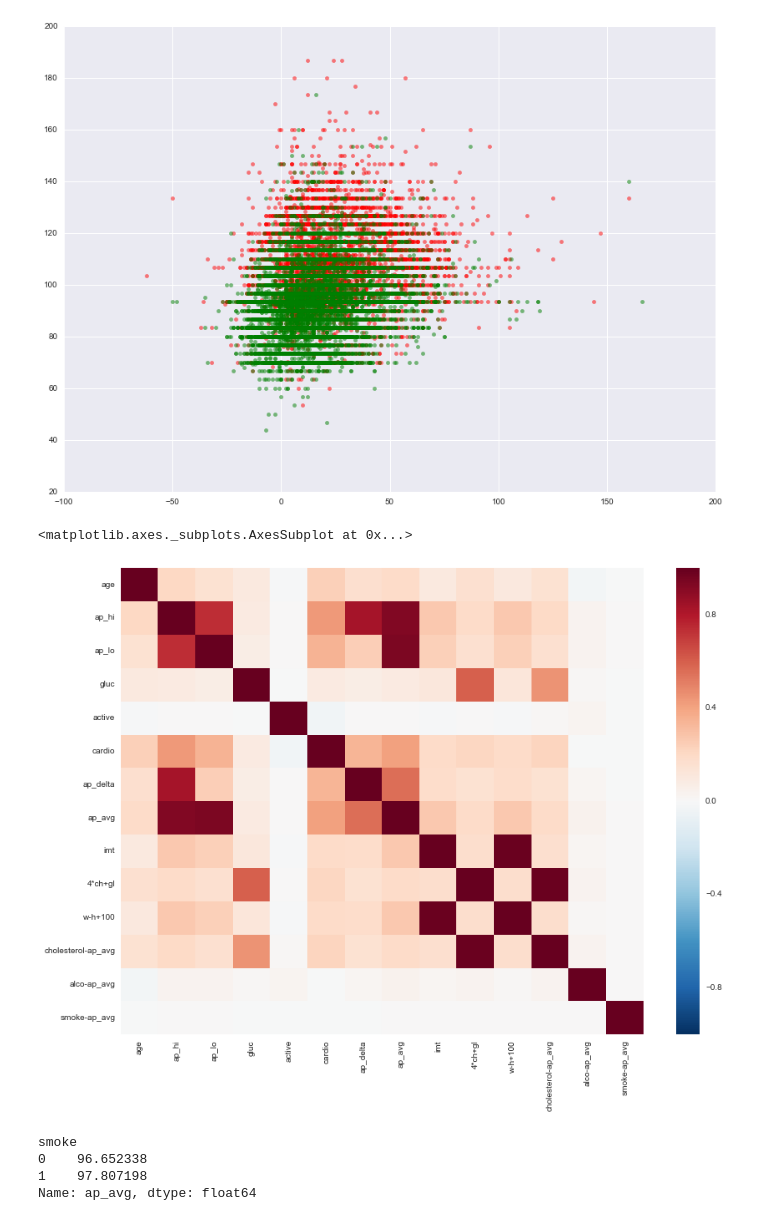
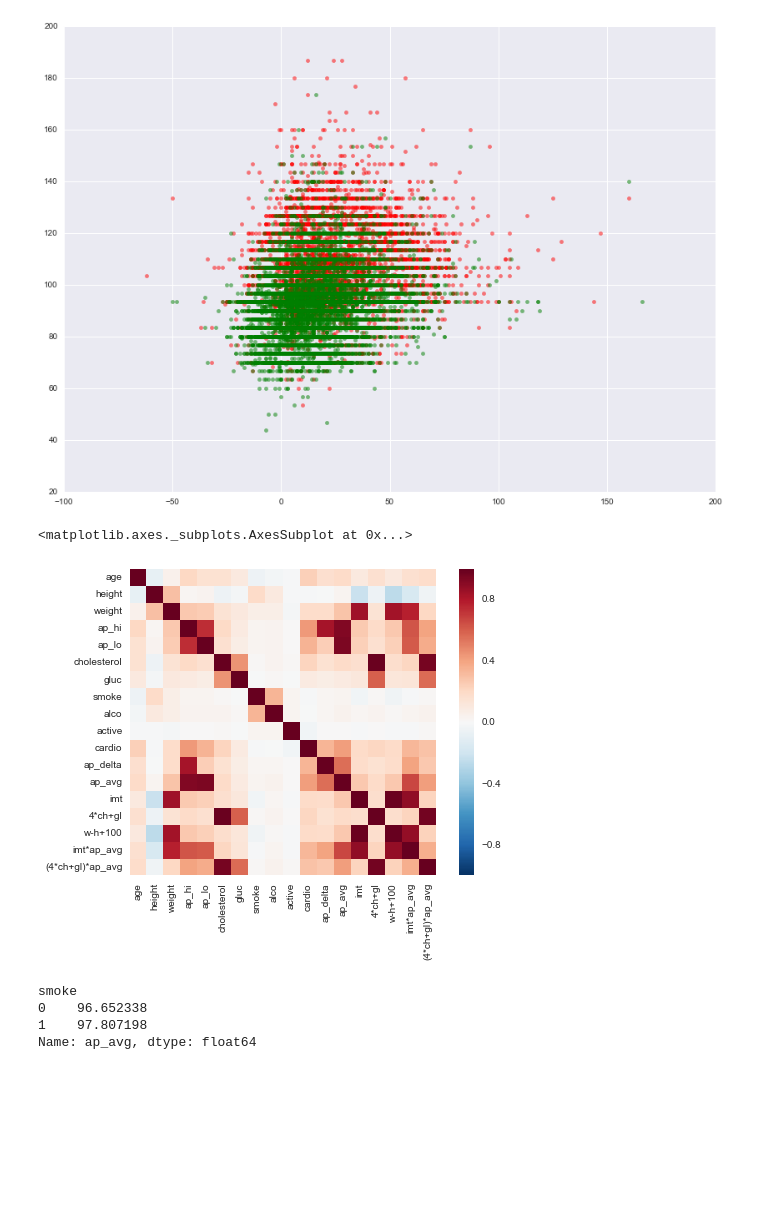
Before and after one commit to senior-sigan/ML_Competitions, a Jupyter notebook: mlbootcamp_health/Investigate.ipynb, the cells around one changed output. Saved outputs shown, nothing was run; the diff lists cells and outputs as text; code cells hidden in the pictures; blank space fills up the shorter version.

```diff
--- a/mlbootcamp_health/Investigate.ipynb
+++ b/mlbootcamp_health/Investigate.ipynb
@@ -133,6 +133,8 @@ sns.violinplot(y='height', x='gender', data=data[(data['height'] < 190) & (data[
 # %%
 def prepare(df):
     df = df.copy()
+    df.replace('None', 0, inplace=True)
+    df[['age', 'ap_hi', 'ap_lo', 'height', 'weight', 'gender', 'active', 'alco', 'smoke']] = df[['age', 'ap_hi', 'ap_lo', 'height', 'weight', 'gender', 'active', 'alco', 'smoke']].apply(pd.to_numeric)
     df['age'] = df['age'] // 365.25
     df['ap_hi'] = np.abs(df['ap_hi'])
     df['ap_lo'] = np.abs(df['ap_lo'])
@@ -152,8 +154,8 @@ def prepare(df):
     df.loc[index, 'ap_hi'] = ap_lo
     df.loc[index, 'ap_lo'] = ap_hi
 
-    df['ap_delta'] = np.abs(df['ap_hi'] - df['ap_lo'])
-    df['ap_avg'] = (df['ap_hi'] + 2 * df['ap_lo']) / 3
+#     df['ap_delta'] = np.abs(df['ap_hi'] - df['ap_lo'])
+    df['ap_avg'] = np.round((df['ap_hi'] + 2 * df['ap_lo']) / 3)
     df.loc[df['height'] > 210, 'height'] -= 100
     df.loc[(df['height'] < 100) & (df['weight'] < 100), 'height'] += 100
 
@@ -163,22 +165,24 @@ def prepare(df):
     df.loc[index, 'height'] = w
     df.loc[index, 'weight'] = h
 
-    df['imt'] = df['weight'] / ((df['height'] / 100.0) ** 2)
+    df['imt'] = np.round(df['weight'] / ((df['height'] / 100.0) ** 2))
 
     df['4*ch+gl'] = 4 * df['cholesterol'] + df['gluc']
     df['w-h+100'] = df['weight'] - (df['height'] - 105)
 
-    #df = pd.get_dummies(df, columns=['gender', 'cholesterol', 'gluc'])
-    ch_labels = df.groupby(by='cholesterol')['ap_avg'].median()
-    df['cholesterol-ap_avg'] = df['cholesterol'].apply(lambda e: ch_labels[e])
+#     df = pd.get_dummies(df, columns=['gender', 'cholesterol', 'gluc'])
+#     ch_labels = df.groupby(by='cholesterol')['ap_avg'].median()
+#     df['cholesterol-ap_avg'] = df['cholesterol'].apply(lambda e: ch_labels[e])
 
-    alco_labels = df.groupby(by='alco')['ap_avg'].median()
-    df['alco-ap_avg'] = df['alco'].apply(lambda e: alco_labels[e])
+#     alco_labels = df.groupby(by='alco')['ap_avg'].median()
+#     df['alco-ap_avg'] = df['alco'].apply(lambda e: alco_labels[e])
 
-    smoke_labels = df.groupby(by='smoke')['ap_avg'].median()
-    df['smoke-ap_avg'] = df['smoke'].apply(lambda e: smoke_labels[e])
+#     smoke_labels = df.groupby(by='smoke')['ap_avg'].median()
+#     df['smoke-ap_avg'] = df['smoke'].apply(lambda e: smoke_labels[e])
 
-    return df#.drop(['smoke', 'alco', 'gender', 'cholesterol', 'height', 'weight'], axis=1)
+    df['imt*ap_avg'] = df['imt'] * df['ap_avg']
+#     df['(4*ch+gl)*ap_avg'] = df['4*ch+gl'] * df['ap_avg']
+    return df.drop(['gender'], axis=1)
 
 
 d = prepare(data)
@@ -337,11 +329,10 @@ scatter(d2, 'w-h+100', 'ap_avg')
 [figure]
 # %%
 d2 = d.copy()
-d2['cardio'] = data['cardio']
-sns.heatmap(d2.corr())
+sns.heatmap(d2.corr(), square=True)
 # %% [output]
 <matplotlib.axes._subplots.AxesSubplot at 0x...>
-[figure, old version]
+[figure, new version]
 # %%
 # d.groupby(by='cholesterol')['ap_avg'].median()
 d.groupby(by='smoke')['ap_avg'].mean()
```
Also changed, not shown: parts of 18 cells of this notebook, 4 other files.
